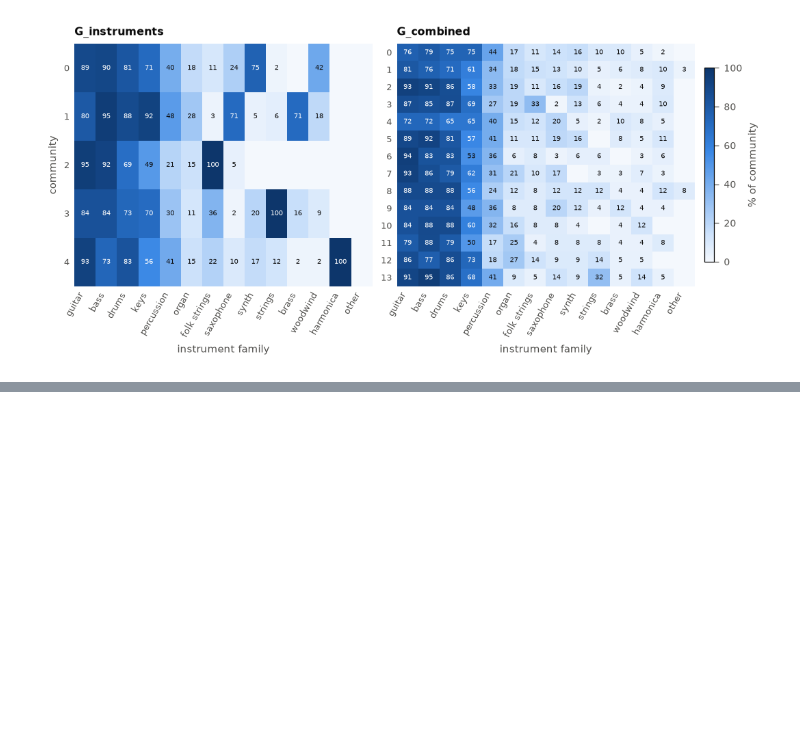
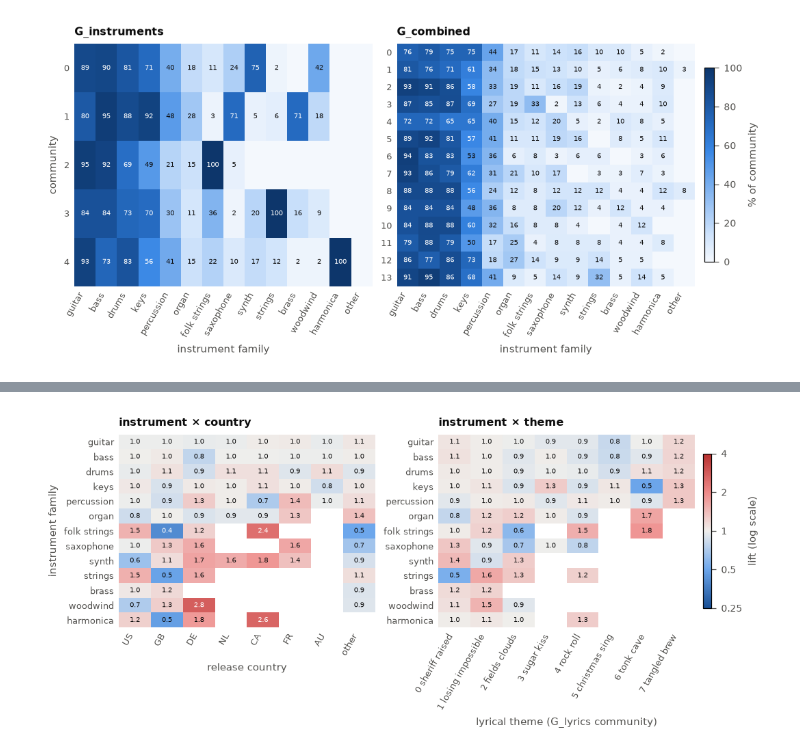
Before and after one commit to CRisager/SocialGraphs_FinalProject, a Jupyter notebook: notebooks/analysis.ipynb, the cells around one changed output, grey strips where cells are left out. Cells and saved outputs as stored; diff of their text form; code cells hidden in the pictures; blank space fills up the shorter version.

Commit message:
Step 7: instrument x country and instrument x theme associations (lift, chi-square per family)
Co-Authored-By: Claude Opus 5.5 <noreply@anthropic.com>

```diff
--- a/notebooks/analysis.ipynb
+++ b/notebooks/analysis.ipynb
@@ -811,0 +820,27 @@ fig = plotting.heatmap_panels(profiles, name="instrument_profile", xlabel="instr
+# %%
+from src import associations as asc
+
+F = asc.family_matrix(songs.instrument_families)
+cc = songs.country.reindex(F.index)
+big_countries = cc.value_counts()[lambda s: s >= 15].index
+country7 = cc.where(cc.isin(big_countries), "other")
+C_ORDER = list(big_countries) + ["other"]
+
+theme_words = step6d_words[step6d_words.graph == "G_lyrics"].set_index("community").top_words
+THEME = {c: f"{c} {' '.join(w.split()[:2])}" for c, w in theme_words.items()}
+theme = pd.Series(members["G_lyrics"]).map(THEME).reindex(F.index).dropna()
+T_ORDER = [THEME[c] for c in sorted(THEME)]
+print(f"instrument x country: {len(country7)} songs, {len(C_ORDER)} countries; "
+      f"instrument x theme: {len(theme)} songs, {theme.nunique()} themes")
+
+assoc = {"country": (F, country7, C_ORDER), "theme": (F.loc[theme.index], theme, T_ORDER)}
+lifts, ns, tests = {}, {}, []
+for key, (Fk, lab, order) in assoc.items():
+    lifts[key] = asc.lift(Fk, lab).reindex(columns=order)
+    ns[key] = asc.counts(Fk, lab).reindex(columns=order)
+    tests.append(asc.family_tests(Fk, lab, N_PERM, SEED).assign(label=key))
+    pd.concat({"n": ns[key], "lift": lifts[key]}, axis=1).round(3).to_csv(RESULTS_DIR / f"step7_lift_instrument_{key}.csv")
+step7_tests = pd.concat(tests)[["label", "family", "songs", "chi2", "dof", "p_chi2", "p_chi2_bonf",
+                                "p_perm", "p_perm_bonf", "cramers_v", "share_expected_lt5"]]
+step7_tests.to_csv(RESULTS_DIR / "step7_chi2.csv", index=False)
+step7_tests.set_index(["label", "family"]).apply(lambda col: col.map(lambda x: f"{x:,.3g}"))
@@ -811,0 +867,10 @@ fig = plotting.heatmap_panels(profiles, name="instrument_profile", xlabel="instr
+# %%
+# the most frequent families: all with at least 20 songs, most common first
+FAM_ORDER = [f for f in F.sum().sort_values(ascending=False).index if F[f].sum() >= 20]
+fig = plotting.lift_heatmaps({"instrument × country": lifts["country"].reindex(FAM_ORDER),
+                              "instrument × theme": lifts["theme"].reindex(FAM_ORDER)},
+                             {"instrument × country": ns["country"], "instrument × theme": ns["theme"]},
+                             name="lift_heatmap", xlabels={"instrument × country": "release country",
+                                                           "instrument × theme": "lyrical theme (G_lyrics community)"})
+# %% [output]
+[figure, added]
```
Also changed, not shown: parts of 2 cells of this notebook, 7 other files.
